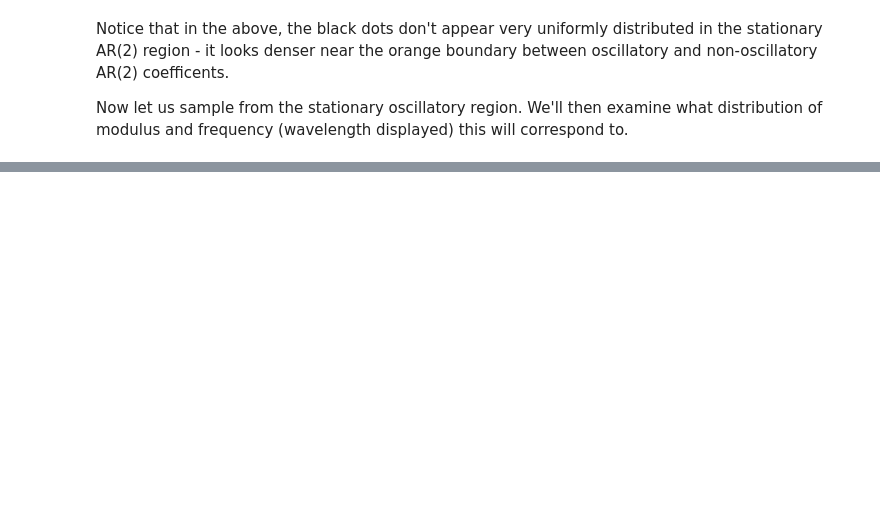
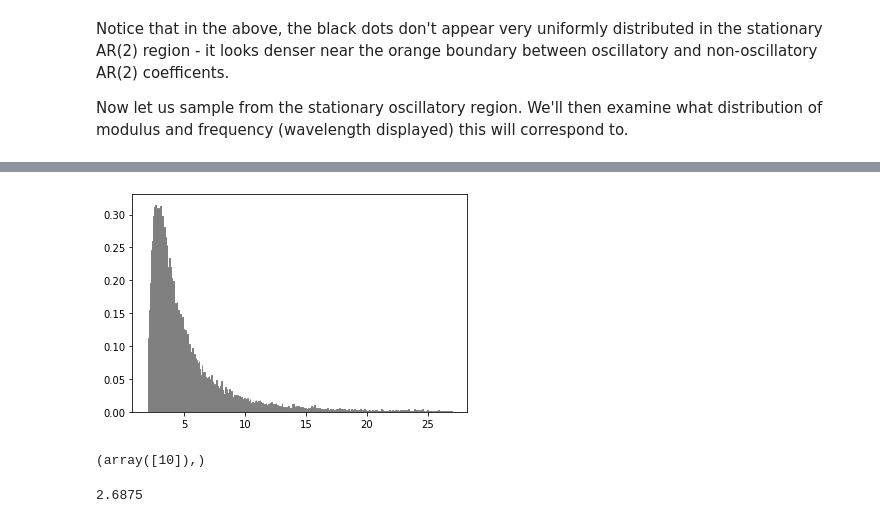
Before and after one commit to AraiKensuke/LOST, a Jupyter notebook: Notebooks/AR2_priors.ipynb, the cells around one changed output, grey strips where cells are left out. Drawn from its saved outputs; the diff is of its cells as text; code cells hidden in the pictures; blank space fills up the shorter version.

```diff
--- a/Notebooks/AR2_priors.ipynb
+++ b/Notebooks/AR2_priors.ipynb
@@ -227,0 +245,12 @@ F_2} \\ \frac{\partial \lambda}{\partial F_1} & \frac{\partial \lambda}{\partial
+# %%
+hist_out = _plt.hist(lam, bins=lam_x, density=True, color="grey", edgecolor="grey")
+# %% [output]
+[figure, added]
+# %%
+_N.where(hist_out[0] == _N.max(hist_out[0]))
+# %% [output]
+(array([10]),)
+# %%
+hist_out[1][11]
+# %% [output]
+2.6875
```
Also changed, not shown: parts of 6 cells of this notebook.
